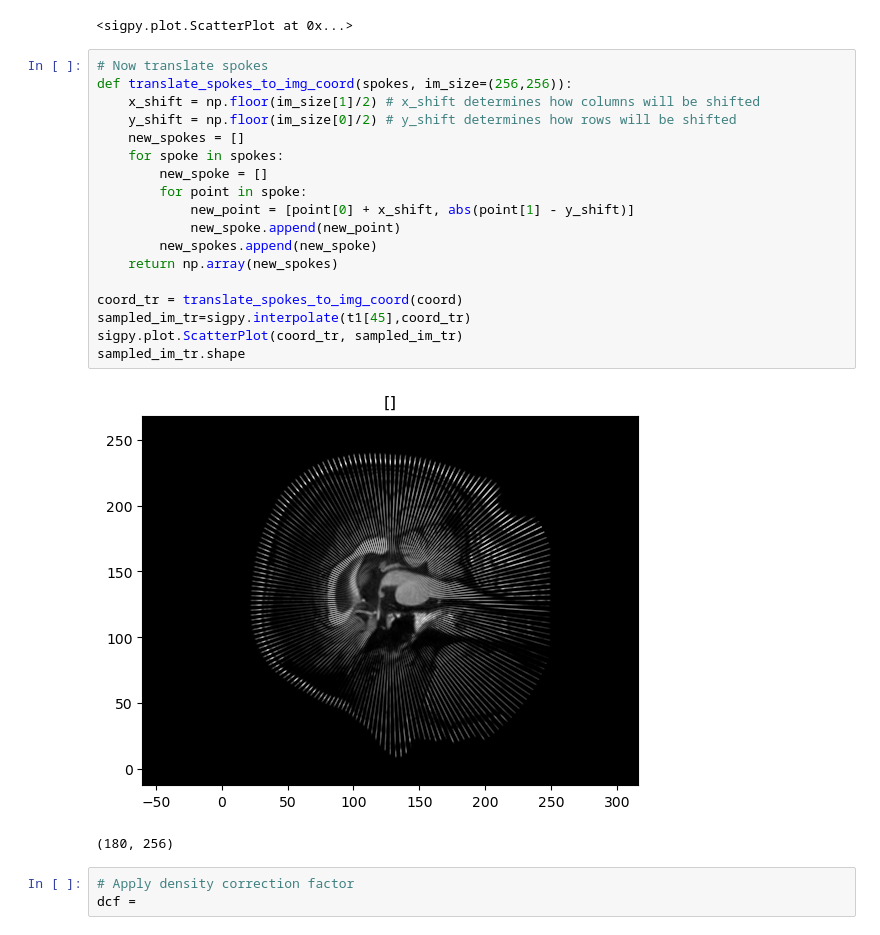
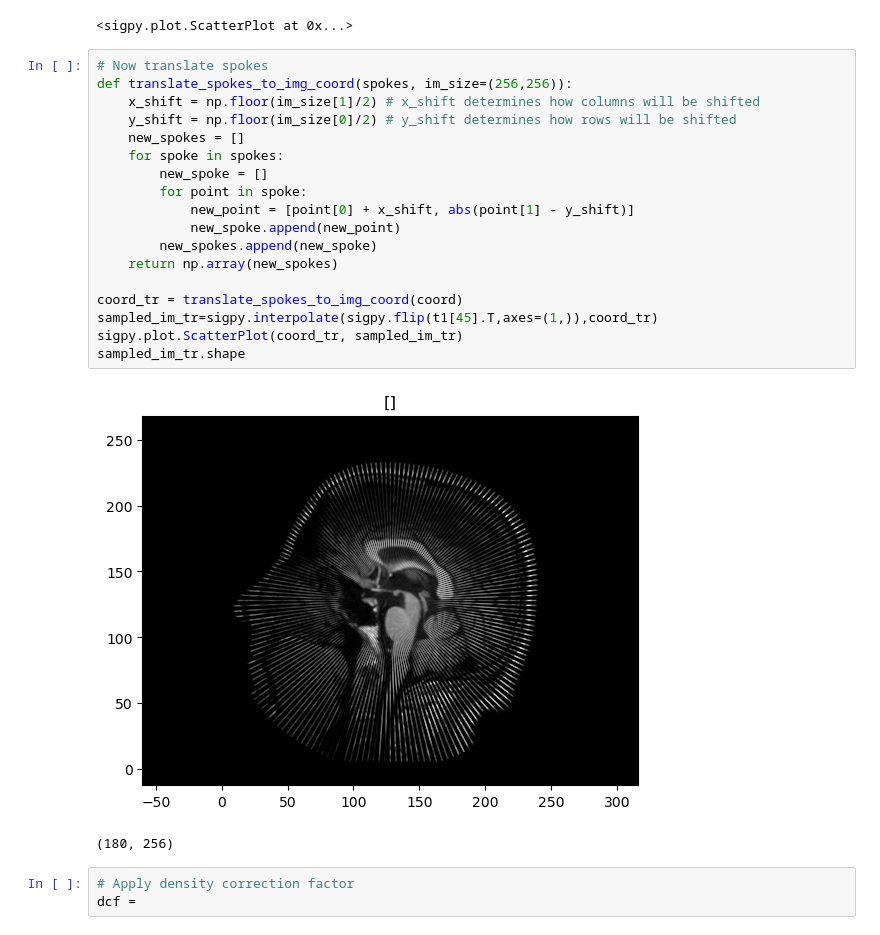
Before and after one commit to ReyhanSanei/MedicalImages_project1, a Jupyter notebook: notebooks/sampling_tests.ipynb, the cells around one changed output. Drawn from its saved outputs; the diff is of its cells as text.

Commit message:
Sampled k-space density-compensated ready

```diff
--- a/notebooks/sampling_tests.ipynb
+++ b/notebooks/sampling_tests.ipynb
@@ -46,27 +48,27 @@ sigpy.plot.ScatterPlot(coord, sampled_im)
 # %% [output]
 [figure]
 <sigpy.plot.ScatterPlot at 0x...>
-# %%
-# Now translate spokes
-def translate_spokes_to_img_coord(spokes, im_size=(256,256)):
-    x_shift = np.floor(im_size[1]/2) # x_shift determines how columns will be shifted
-    y_shift = np.floor(im_size[0]/2) # y_shift determines how rows will be shifted
-    new_spokes = []
-    for spoke in spokes:
-        new_spoke = []
-        for point in spoke:
-            new_point = [point[0] + x_shift, abs(point[1] - y_shift)]
-            new_spoke.append(new_point)
-        new_spokes.append(new_spoke)
-    return np.array(new_spokes)
-
-coord_tr = translate_spokes_to_img_coord(coord)
-sampled_im_tr=sigpy.interpolate(t1[45],coord_tr)
-sigpy.plot.ScatterPlot(coord_tr, sampled_im_tr)
-sampled_im_tr.shape
-# %% [output]
-[figure, removed]
-(180, 256)
+# %%
+# Now translate spokes
+def translate_spokes_to_img_coord(spokes, im_size=(256,256)):
+    x_shift = np.floor(im_size[1]/2) # x_shift determines how columns will be shifted
+    y_shift = np.floor(im_size[0]/2) # y_shift determines how rows will be shifted
+    new_spokes = []
+    for spoke in spokes:
+        new_spoke = []
+        for point in spoke:
+            new_point = [point[0] + x_shift, abs(point[1] - y_shift)]
+            new_spoke.append(new_point)
+        new_spokes.append(new_spoke)
+    return np.array(new_spokes)
+
+coord_tr = translate_spokes_to_img_coord(coord)
+sampled_im_tr=sigpy.interpolate(sigpy.flip(t1[45].T,axes=(1,)),coord_tr)
+sigpy.plot.ScatterPlot(coord_tr, sampled_im_tr)
+sampled_im_tr.shape
+# %% [output]
+[figure, added]
+(180, 256)
 # %%
 # Apply density correction factor
 dcf =
```
Also changed, not shown: parts of 2 cells of this notebook, 1 other file.
